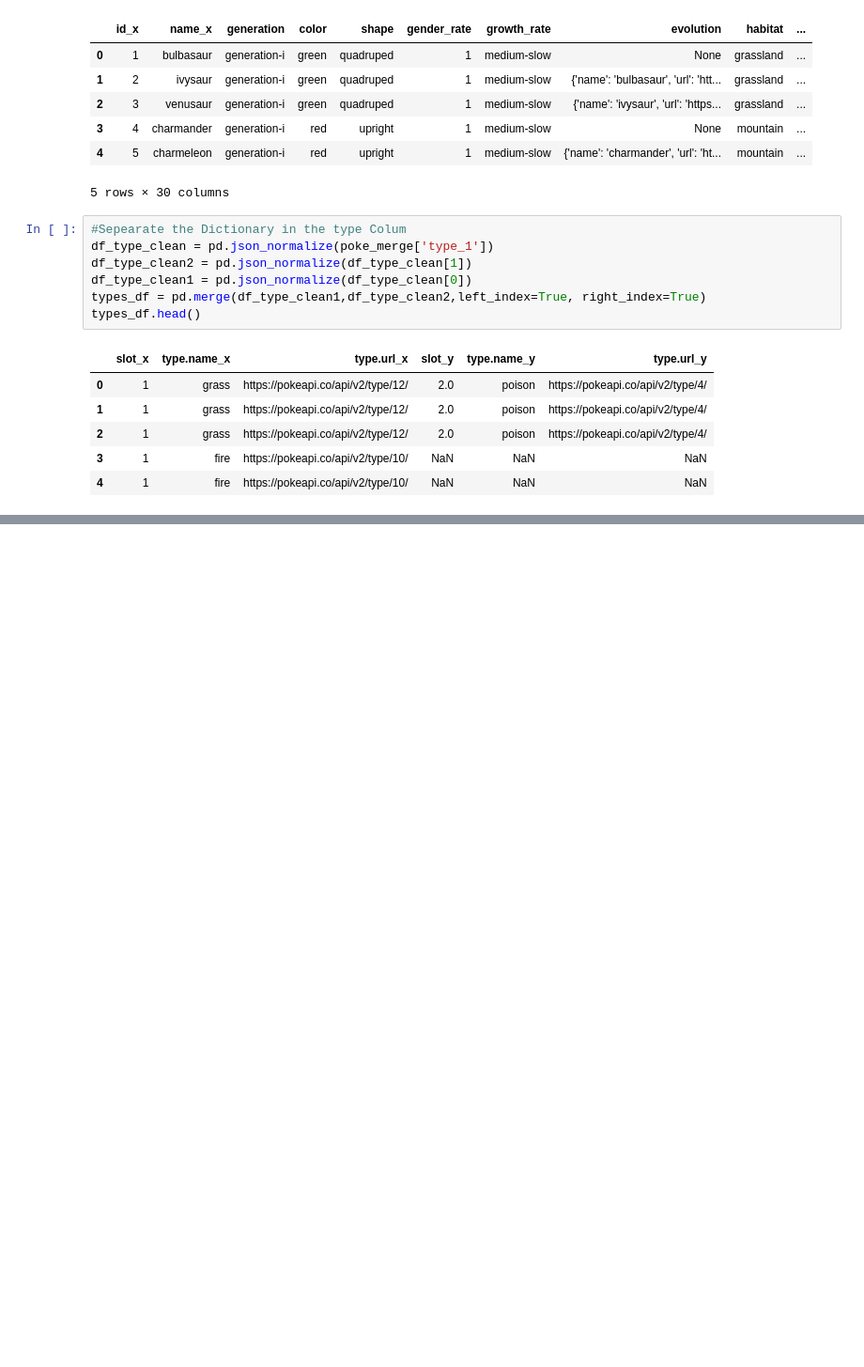
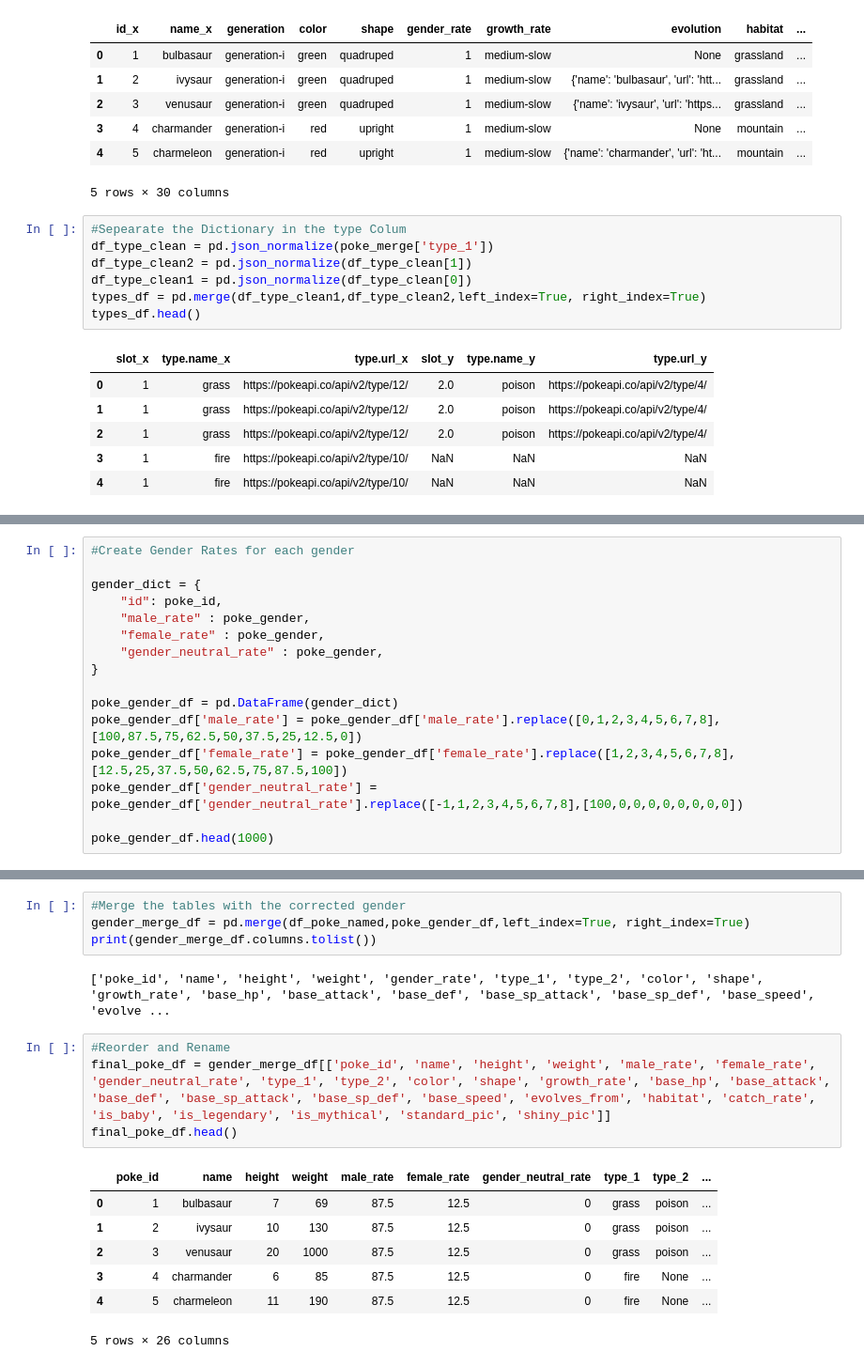
Before and after one commit to MohammedRizwan-1/Project-3-Visualising-Data, a Jupyter notebook: Poke_extract.ipynb, the cells around one changed output, grey strips where cells are left out. Shown at 94% size. Drawn from its saved outputs; the diff is of its cells as text; blank space fills up the shorter version.

```diff
--- a/Poke_extract.ipynb
+++ b/Poke_extract.ipynb
@@ -295,0 +280,16 @@ print(df_poke_named.columns.tolist())
+# %%
+#Create Gender Rates for each gender
+
+gender_dict = {
+    "id": poke_id,
+    "male_rate" : poke_gender,
+    "female_rate" : poke_gender,
+    "gender_neutral_rate" : poke_gender,
+}
+
+poke_gender_df = pd.DataFrame(gender_dict)
+poke_gender_df['male_rate'] = poke_gender_df['male_rate'].replace([0,1,2,3,4,5,6,7,8],[100,87.5,75,62.5,50,37.5,25,12.5,0])
+poke_gender_df['female_rate'] = poke_gender_df['female_rate'].replace([1,2,3,4,5,6,7,8],[12.5,25,37.5,50,62.5,75,87.5,100])
+poke_gender_df['gender_neutral_rate'] = poke_gender_df['gender_neutral_rate'].replace([-1,1,2,3,4,5,6,7,8],[100,0,0,0,0,0,0,0,0])
+
+poke_gender_df.head(1000)
@@ -295,0 +310,18 @@ print(df_poke_named.columns.tolist())
+# %%
+#Merge the tables with the corrected gender
+gender_merge_df = pd.merge(df_poke_named,poke_gender_df,left_index=True, right_index=True)
+print(gender_merge_df.columns.tolist())
+# %% [output]
+['poke_id', 'name', 'height', 'weight', 'gender_rate', 'type_1', 'type_2', 'color', 'shape', 'growth_rate', 'base_hp', 'base_attack', 'base_def', 'base_sp_attack', 'base_sp_def', 'base_speed', 'evolve ...
+# %%
+#Reorder and Rename
+final_poke_df = gender_merge_df[['poke_id', 'name', 'height', 'weight', 'male_rate', 'female_rate', 'gender_neutral_rate', 'type_1', 'type_2', 'color', 'shape', 'growth_rate', 'base_hp', 'base_attack', 'base_def', 'base_sp_attack', 'base_sp_def', 'base_speed', 'evolves_from', 'habitat', 'catch_rate', 'is_baby', 'is_legendary', 'is_mythical', 'standard_pic', 'shiny_pic']]
+final_poke_df.head()
+# %% [output]
+|  | poke_id | name | height | weight | male_rate | female_rate | gender_neutral_rate | type_1 | type_2 | ... |
+| 0 | 1 | bulbasaur | 7 | 69 | 87.5 | 12.5 | 0 | grass | poison | ... |
+| 1 | 2 | ivysaur | 10 | 130 | 87.5 | 12.5 | 0 | grass | poison | ... |
+| 2 | 3 | venusaur | 20 | 1000 | 87.5 | 12.5 | 0 | grass | poison | ... |
+| 3 | 4 | charmander | 6 | 85 | 87.5 | 12.5 | 0 | fire | None | ... |
+| 4 | 5 | charmeleon | 11 | 190 | 87.5 | 12.5 | 0 | fire | None | ... |
+5 rows × 26 columns
```
Also changed, not shown: parts of 16 cells of this notebook.
